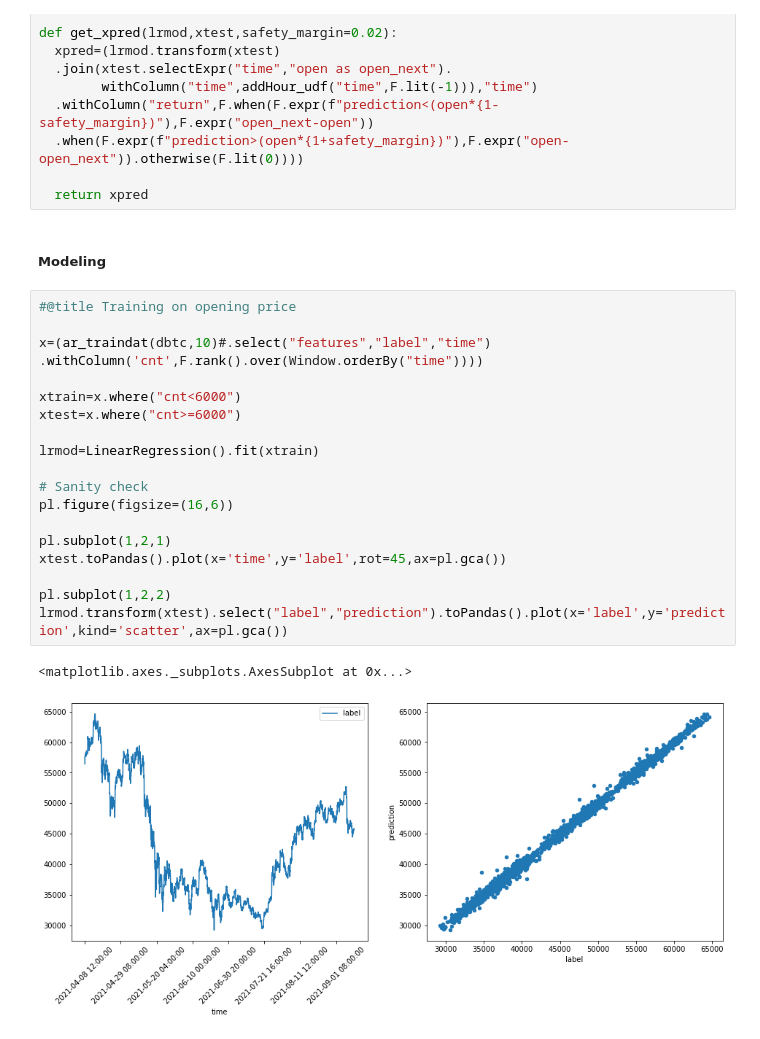
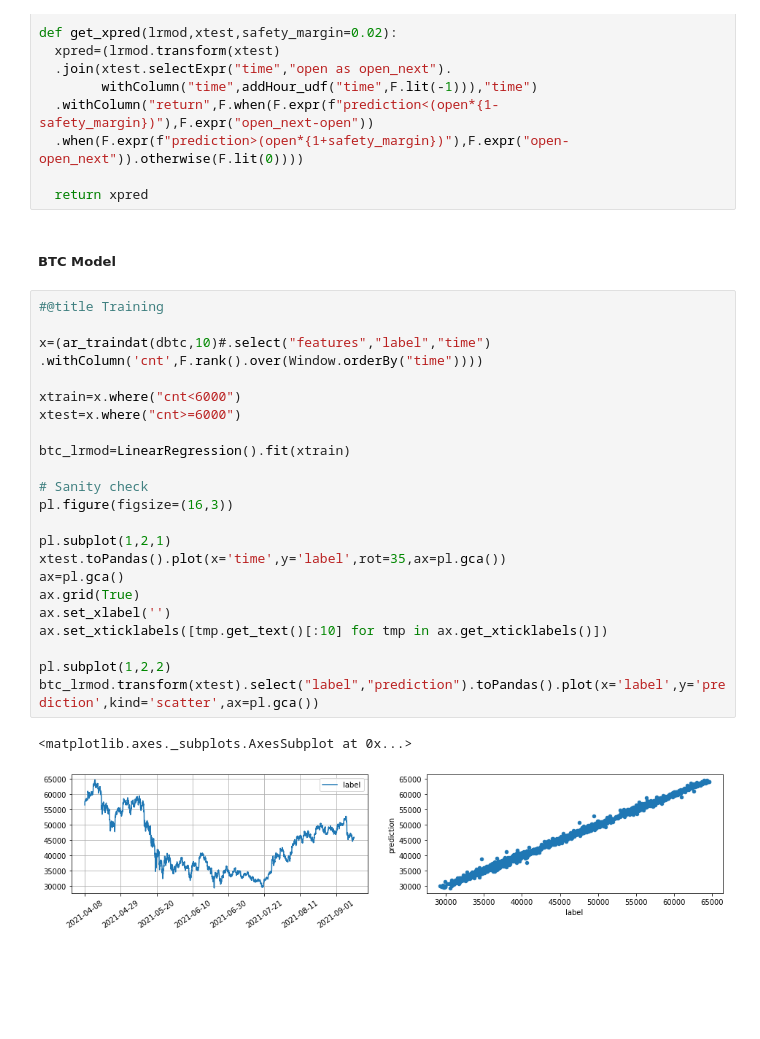
Before and after one commit to karipuf/crypto, a Jupyter notebook: crypto_modeling_super_simple.ipynb, the cells around one changed output. Cells and saved outputs as stored; diff of their text form; blank space fills up the shorter version.

Commit message:
Tidied up 'super simple' modeling notebook

```diff
--- a/crypto_modeling_super_simple.ipynb
+++ b/crypto_modeling_super_simple.ipynb
@@ -108,27 +72,31 @@ def get_xpred(lrmod,xtest,safety_margin=0.02):
   .when(F.expr(f"prediction>(open*{1+safety_margin})"),F.expr("open-open_next")).otherwise(F.lit(0))))
 
   return xpred
-# %% [markdown]
-##### Modeling
+# %% [markdown]
+##### BTC Model
 # %%
-#@title Training on opening price
+#@title Training
 
 x=(ar_traindat(dbtc,10)#.select("features","label","time")
 .withColumn('cnt',F.rank().over(Window.orderBy("time"))))
 
 xtrain=x.where("cnt<6000")
 xtest=x.where("cnt>=6000")
 
-lrmod=LinearRegression().fit(xtrain)
+btc_lrmod=LinearRegression().fit(xtrain)
 
 # Sanity check
-pl.figure(figsize=(16,6))
+pl.figure(figsize=(16,3))
 
 pl.subplot(1,2,1)
-xtest.toPandas().plot(x='time',y='label',rot=45,ax=pl.gca())
+xtest.toPandas().plot(x='time',y='label',rot=35,ax=pl.gca())
+ax=pl.gca()
+ax.grid(True)
+ax.set_xlabel('')
+ax.set_xticklabels([tmp.get_text()[:10] for tmp in ax.get_xticklabels()])
 
 pl.subplot(1,2,2)
-lrmod.transform(xtest).select("label","prediction").toPandas().plot(x='label',y='prediction',kind='scatter',ax=pl.gca())
+btc_lrmod.transform(xtest).select("label","prediction").toPandas().plot(x='label',y='prediction',kind='scatter',ax=pl.gca())
 # %% [output]
 <matplotlib.axes._subplots.AxesSubplot at 0x...>
-[figure, old version]
+[figure, new version]
```
Also changed, not shown: parts of 13 cells of this notebook.
